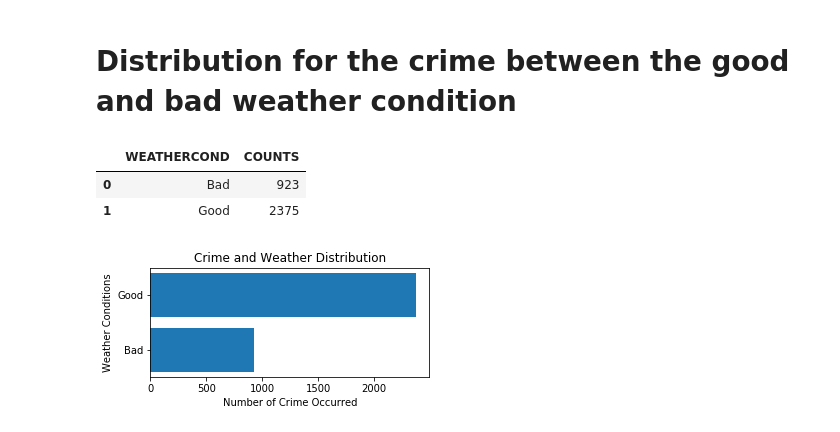
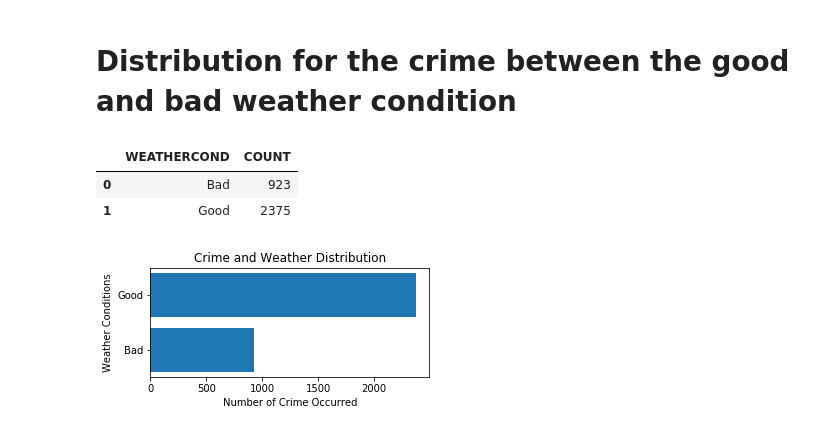
Before and after one commit to WanatabeShin/cmpt-353-final-project, a Jupyter notebook: weather/weatherAnalysis.ipynb, the cells around one changed output. Drawn from its saved outputs; the diff is of its cells as text; code cells hidden in the pictures.

```diff
--- a/weather/weatherAnalysis.ipynb
+++ b/weather/weatherAnalysis.ipynb
@@ -98,11 +100,11 @@ plt.savefig("Crime and Weather Distribution1.png",dpi=300, bbox_inches = "tight"
 # %% [markdown]
 # Distribution for the crime between the good and bad weather condition
 # %%
-weatherCond = crimeDataWithWeather[["WEATHERCOND"]].groupby("WEATHERCOND").size().reset_index(name='COUNTS')
-weatherCond = weatherCond.sort_values("COUNTS").reset_index(drop=True)
+weatherCond = crimeDataWithWeather[["WEATHERCOND"]].groupby("WEATHERCOND").size().reset_index(name='COUNT')
+weatherCond = weatherCond.sort_values("COUNT").reset_index(drop=True)
 weatherCond.head(6)
 # %% [output]
-|  | WEATHERCOND | COUNTS |
+|  | WEATHERCOND | COUNT |
 | 0 | Bad | 923 |
 | 1 | Good | 2375 |
 # %%
```
Also changed, not shown: parts of 18 cells of this notebook, 2 other files.
